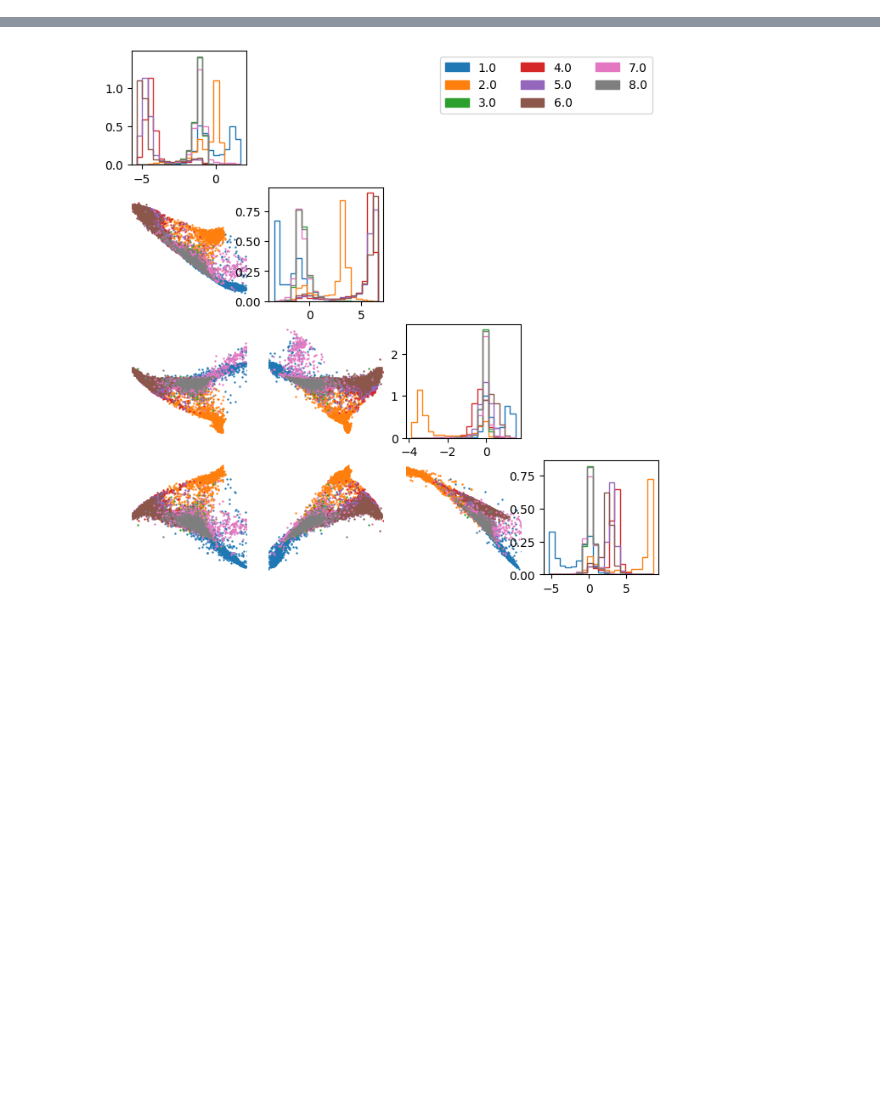
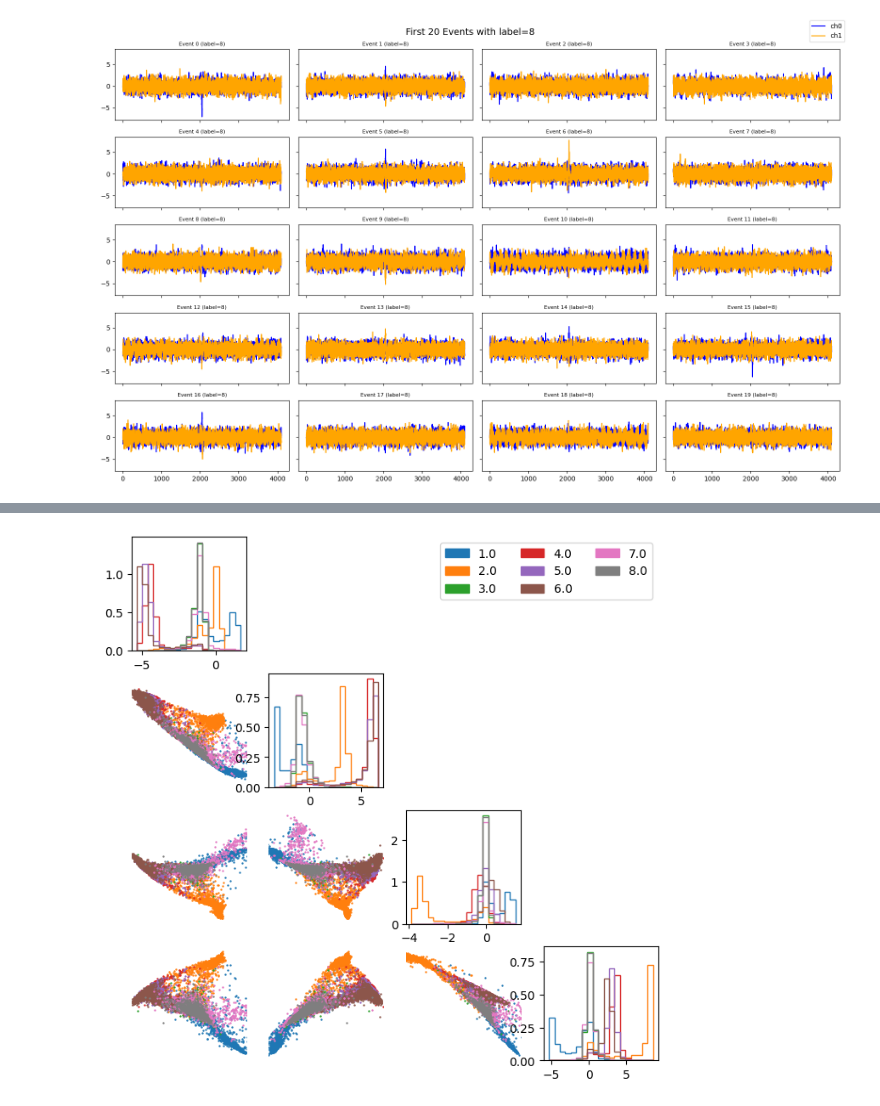
Before and after one commit to ML4GW/gwak, a Jupyter notebook: gwak/train/notebooks/roc_curves.ipynb, the cells around one changed output, grey strips where cells are left out. Saved outputs shown, nothing was run; the diff lists cells and outputs as text; code cells hidden in the pictures; blank space fills up the shorter version.

Commit message:
plotting with post-selection

```diff
--- a/gwak/train/notebooks/roc_curves.ipynb
+++ b/gwak/train/notebooks/roc_curves.ipynb
@@ -22,8 +37,7 @@ The autoreload extension is already loaded. To reload it, use:
 # %%
-#data_dir = "/n/netscratch/iaifi_lab/Lab/emoreno/O4_MDC_background/LV/"
-data_dir = "/n/netscratch/iaifi_lab/Lab/sambt/LIGO/O4_MDC_background/LV_test/"
+data_dir = "/home/katya.govorkova/gwak2/gwak/output/O4_MDC_background/HL"
 sample_rate = 4096
-kernel_length = 0.5
+kernel_length = 1
 psd_length = 64
 fduration = 1
 fftlength = 2
@@ -106,8 +120,9 @@ loader = SignalDataloader(signal_classes,
     batches_per_epoch=batches_per_epoch,
     num_workers=num_workers,
     data_saving_file=data_saving_file,
-    ifos="LV"
+    ifos="HL",
+    snr_prior=torch.distributions.Uniform(3,30)
 )
-loader.test_fnames = ["/n/netscratch/iaifi_lab/Lab/sambt/LIGO/O4_MDC_background/LV_test/background-1402514525-50214.h5"]
+# loader.test_fnames = ["/n/netscratch/iaifi_lab/Lab/sambt/LIGO/O4_MDC_background/LV_test/background-1402514525-50214.h5"]
 test_loader = loader.test_dataloader()
 # %% [output]
@@ -116,8 +131,8 @@ data dir is /n/netscratch/iaifi_lab/Lab/sambt/LIGO/O4_MDC_background/LV_test/
 # %%
 for batch in test_loader:
-    [batch] = batch
-    waveforms, params, ras, decs, phics = loader.generate_waveforms(batch.shape[0])
-    batch = batch.to(device)
-    x,snr = loader.multiInject_SNR(waveforms, batch)
+    clean, glitch = batch
+    waveforms, params, ras, decs, phics = loader.generate_waveforms(clean.shape[0])
+    clean = clean.to(device)
+    x,snr = loader.multiInject_SNR(waveforms, clean)
     labels = torch.cat([(i+1)*torch.ones(loader.num_per_class[i]) for i in range(loader.num_classes)])
     break
@@ -206,0 +139,33 @@ iter 1/1
+# %%
+import matplotlib.pyplot as plt
+
+# select only events with label == 8
+mask = labels == 6
+x_sel = x[mask]
+
+n_events = min(20, x_sel.shape[0])  # plot up to 20 events
+cols = 4
+rows = n_events // cols + (n_events % cols > 0)
+
+fig, axes = plt.subplots(rows, cols, figsize=(16, 10), sharex=True, sharey=True)
+axes = axes.flatten()
+
+for i in range(n_events):
+    ax = axes[i]
+    # move to CPU before numpy
+    ax.plot(x_sel[i, 0, :].cpu().numpy(), color="blue", label="ch0")
+    ax.plot(x_sel[i, 1, :].cpu().numpy(), color="orange", label="ch1")
+    ax.set_title(f"Event {i} (label=8)", fontsize=8)
+
+# hide unused subplots
+for j in range(n_events, len(axes)):
+    axes[j].axis("off")
+
+# add one shared legend
+fig.legend(["ch0", "ch1"], loc="upper right")
+
+fig.suptitle("First 20 Events with label=8", fontsize=14)
+plt.tight_layout()
+plt.show()
+# %% [output]
+[figure, added]
```
Also changed, not shown: parts of 4 cells of this notebook, 3 other files.
